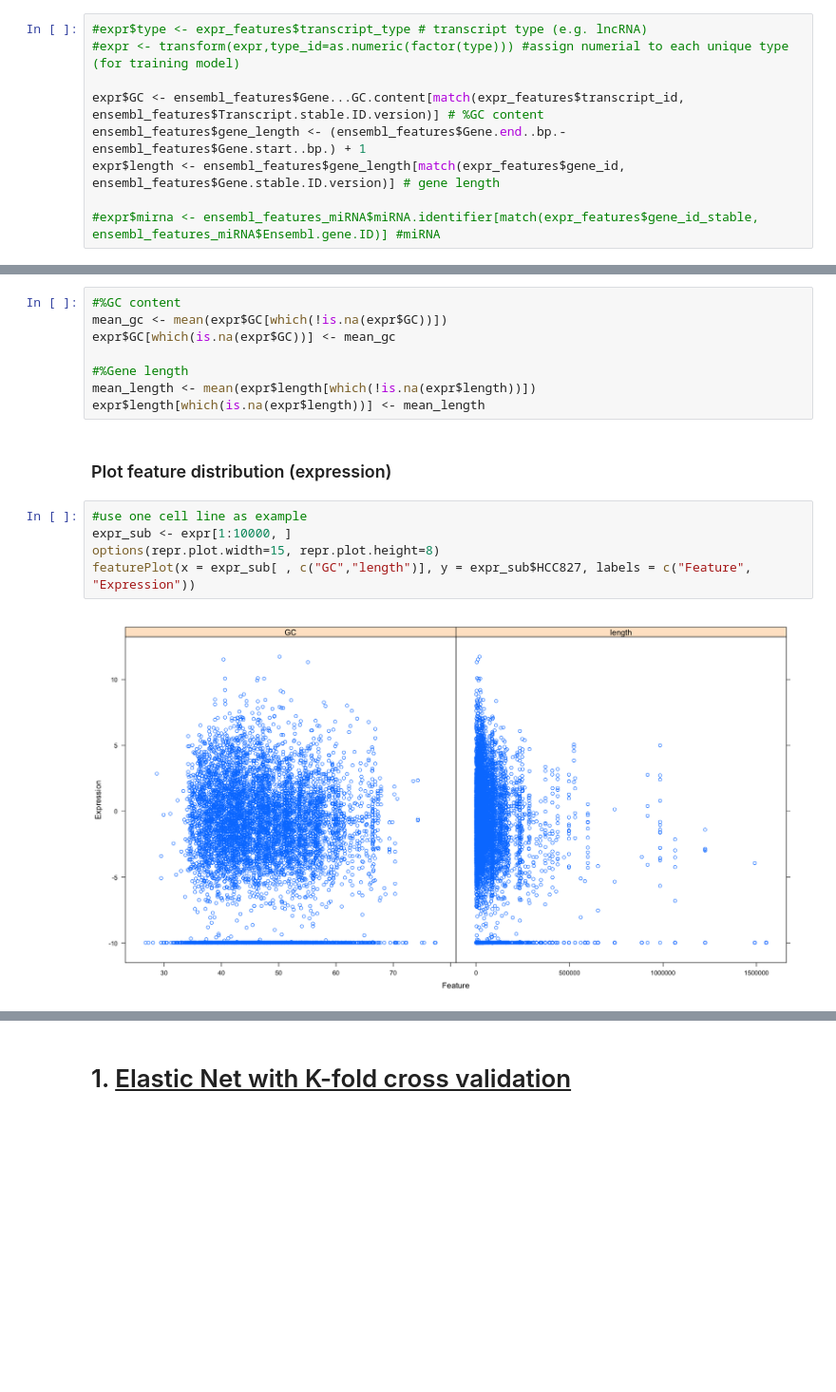
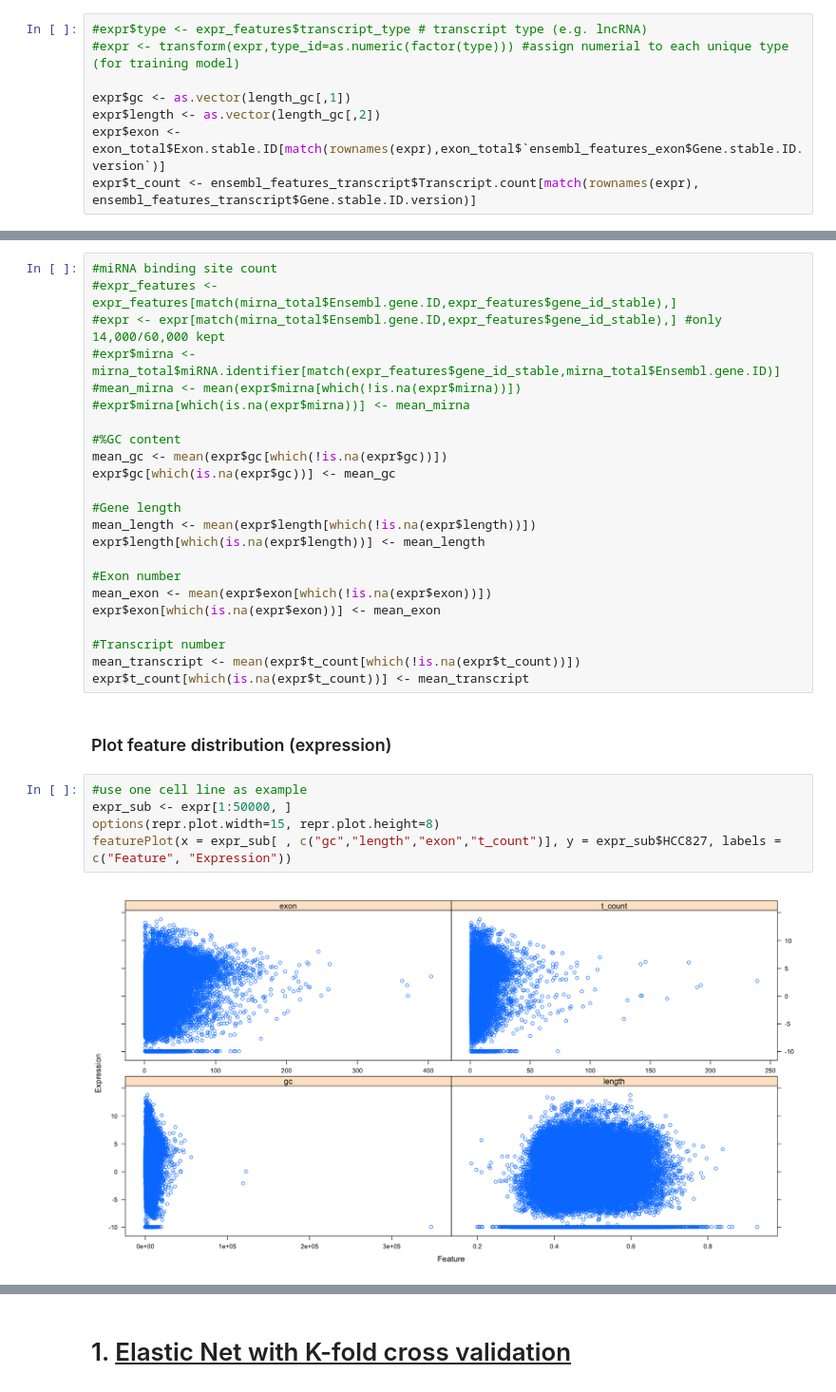
Before and after one commit to anthfm/TranscriptML, a Jupyter notebook: transcript_ML.R.ipynb, the cells around one changed output, grey strips where cells are left out. Shown at 95% size. Cells and saved outputs as stored; diff of their text form; blank space fills up the shorter version.

```diff
--- a/transcript_ML.R.ipynb
+++ b/transcript_ML.R.ipynb
@@ -36,27 +161,41 @@ ensembl_features_miRNA <- read.csv("ensembl_hg38_features_miRNA.txt", sep = "\t"
 #expr$type <- expr_features$transcript_type # transcript type (e.g. lncRNA)
 #expr <- transform(expr,type_id=as.numeric(factor(type))) #assign numerial to each unique type (for training model)
 
-expr$GC <- ensembl_features$Gene...GC.content[match(expr_features$transcript_id, ensembl_features$Transcript.stable.ID.version)] # %GC content
-ensembl_features$gene_length <- (ensembl_features$Gene.end..bp.-ensembl_features$Gene.start..bp.) + 1
-expr$length <- ensembl_features$gene_length[match(expr_features$gene_id, ensembl_features$Gene.stable.ID.version)] # gene length
-
-#expr$mirna <- ensembl_features_miRNA$miRNA.identifier[match(expr_features$gene_id_stable, ensembl_features_miRNA$Ensembl.gene.ID)] #miRNA
+expr$gc <- as.vector(length_gc[,1])
+expr$length <- as.vector(length_gc[,2])
+expr$exon <- exon_total$Exon.stable.ID[match(rownames(expr),exon_total$`ensembl_features_exon$Gene.stable.ID.version`)]
+expr$t_count <- ensembl_features_transcript$Transcript.count[match(rownames(expr), ensembl_features_transcript$Gene.stable.ID.version)]
 # %% [markdown]
 ### Assign MEAN of feature for any NAs
-# %%
-#%GC content
-mean_gc <- mean(expr$GC[which(!is.na(expr$GC))])
-expr$GC[which(is.na(expr$GC))] <- mean_gc
-
-#%Gene length
-mean_length <- mean(expr$length[which(!is.na(expr$length))])
-expr$length[which(is.na(expr$length))] <- mean_length
+# %%
+#miRNA binding site count
+#expr_features <- expr_features[match(mirna_total$Ensembl.gene.ID,expr_features$gene_id_stable),]
+#expr <- expr[match(mirna_total$Ensembl.gene.ID,expr_features$gene_id_stable),] #only 14,000/60,000 kept
+#expr$mirna <- mirna_total$miRNA.identifier[match(expr_features$gene_id_stable,mirna_total$Ensembl.gene.ID)]
+#mean_mirna <- mean(expr$mirna[which(!is.na(expr$mirna))])
+#expr$mirna[which(is.na(expr$mirna))] <- mean_mirna
+
+#%GC content
+mean_gc <- mean(expr$gc[which(!is.na(expr$gc))])
+expr$gc[which(is.na(expr$gc))] <- mean_gc
+
+#Gene length
+mean_length <- mean(expr$length[which(!is.na(expr$length))])
+expr$length[which(is.na(expr$length))] <- mean_length
+
+#Exon number
+mean_exon <- mean(expr$exon[which(!is.na(expr$exon))])
+expr$exon[which(is.na(expr$exon))] <- mean_exon
+
+#Transcript number
+mean_transcript <- mean(expr$t_count[which(!is.na(expr$t_count))])
+expr$t_count[which(is.na(expr$t_count))] <- mean_transcript
 # %% [markdown]
 ### Plot feature distribution (expression)
 # %%
 #use one cell line as example
-expr_sub <- expr[1:10000, ]
+expr_sub <- expr[1:50000, ]
 options(repr.plot.width=15, repr.plot.height=8)
-featurePlot(x = expr_sub[ , c("GC","length")], y = expr_sub$HCC827, labels = c("Feature", "Expression"))
+featurePlot(x = expr_sub[ , c("gc","length","exon","t_count")], y = expr_sub$HCC827, labels = c("Feature", "Expression"))
 # %% [output]
-[figure, old version]
+[figure, new version]
```
Also changed, not shown: parts of 34 cells of this notebook.
